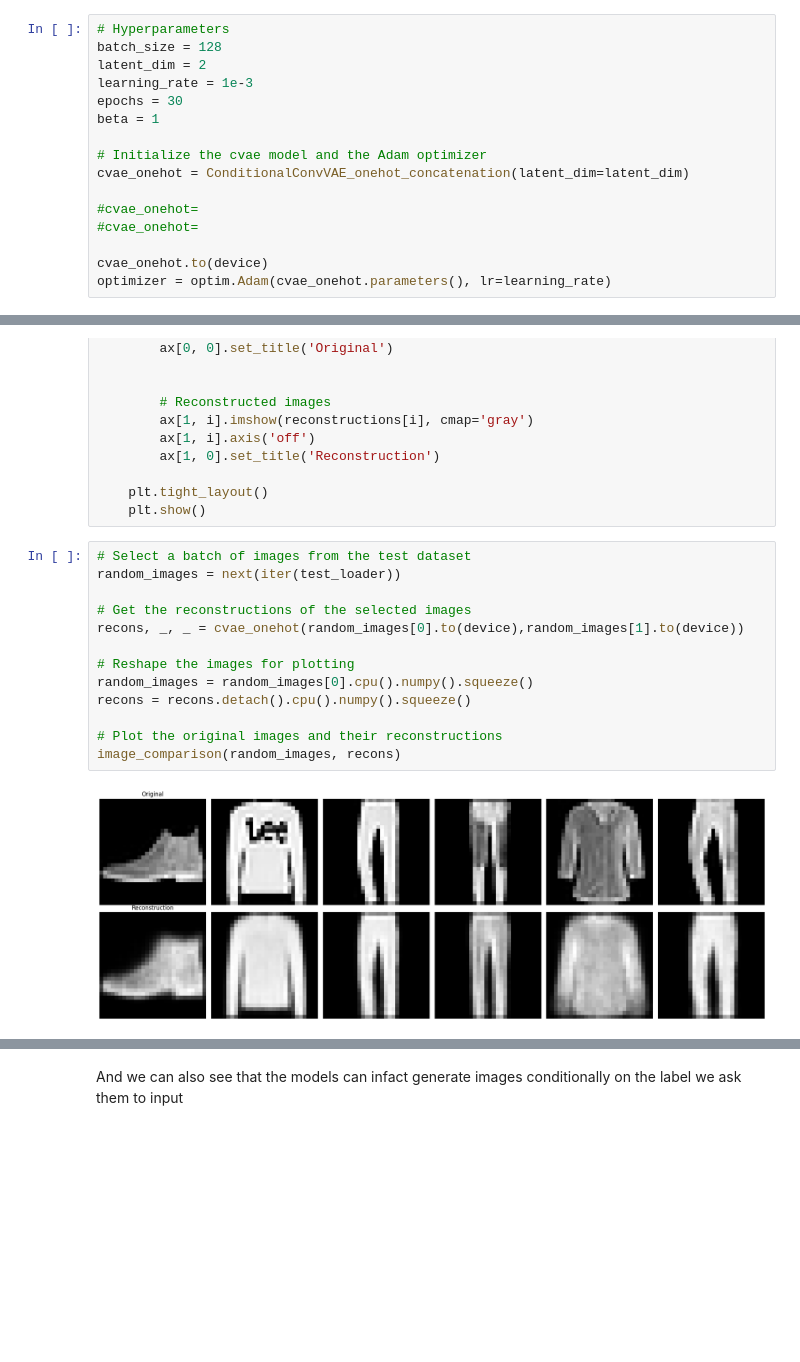
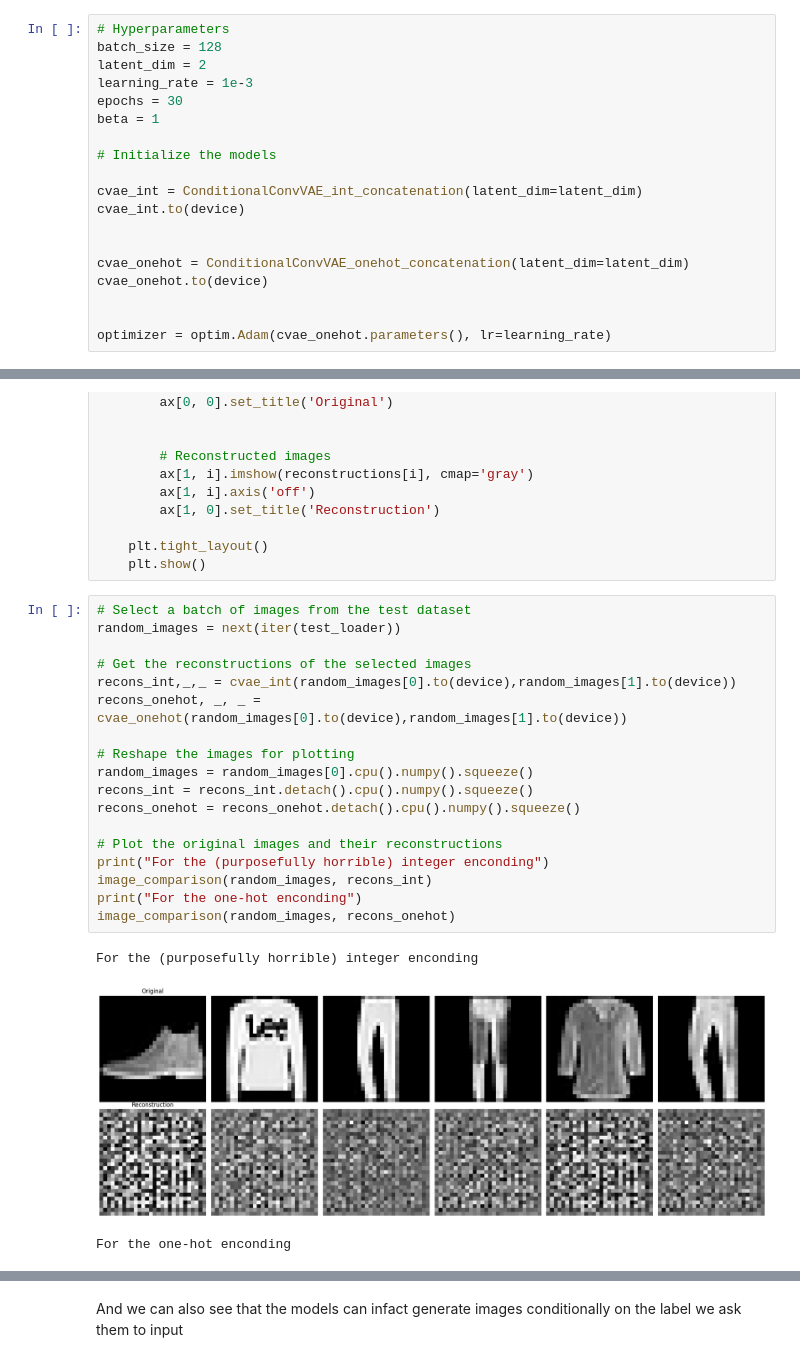
Before and after one commit to selim-ba/insa-hddl-group10, a Jupyter notebook: final.ipynb, the cells around one changed output, grey strips where cells are left out. Drawn from its saved outputs; the diff is of its cells as text; blank space fills up the shorter version.

```diff
--- a/final.ipynb
+++ b/final.ipynb
@@ -276,12 +373,15 @@ learning_rate = 1e-3
 epochs = 30
 beta = 1
 
-# Initialize the cvae model and the Adam optimizer
+# Initialize the models
+
+cvae_int = ConditionalConvVAE_int_concatenation(latent_dim=latent_dim)
+cvae_int.to(device)
+
+
 cvae_onehot = ConditionalConvVAE_onehot_concatenation(latent_dim=latent_dim)
+cvae_onehot.to(device)
 
-#cvae_onehot=
-#cvae_onehot=
 
-cvae_onehot.to(device)
 optimizer = optim.Adam(cvae_onehot.parameters(), lr=learning_rate)
 # %% [markdown]
@@ -341,15 +460,22 @@ def image_comparison(original_images, reconstructions, n_images=6):
 # %%
 # Select a batch of images from the test dataset
 random_images = next(iter(test_loader))
 
 # Get the reconstructions of the selected images
-recons, _, _ = cvae_onehot(random_images[0].to(device),random_images[1].to(device))
+recons_int,_,_ = cvae_int(random_images[0].to(device),random_images[1].to(device))
+recons_onehot, _, _ = cvae_onehot(random_images[0].to(device),random_images[1].to(device))
 
 # Reshape the images for plotting
 random_images = random_images[0].cpu().numpy().squeeze()
-recons = recons.detach().cpu().numpy().squeeze()
+recons_int = recons_int.detach().cpu().numpy().squeeze()
+recons_onehot = recons_onehot.detach().cpu().numpy().squeeze()
 
 # Plot the original images and their reconstructions
-image_comparison(random_images, recons)
+print("For the (purposefully horrible) integer enconding")
+image_comparison(random_images, recons_int)
+print("For the one-hot enconding")
+image_comparison(random_images, recons_onehot)
 # %% [output]
+For the (purposefully horrible) integer enconding
-[figure, old version]
+[figure, new version]
+For the one-hot enconding
```
Also changed, not shown: parts of 19 cells of this notebook.
